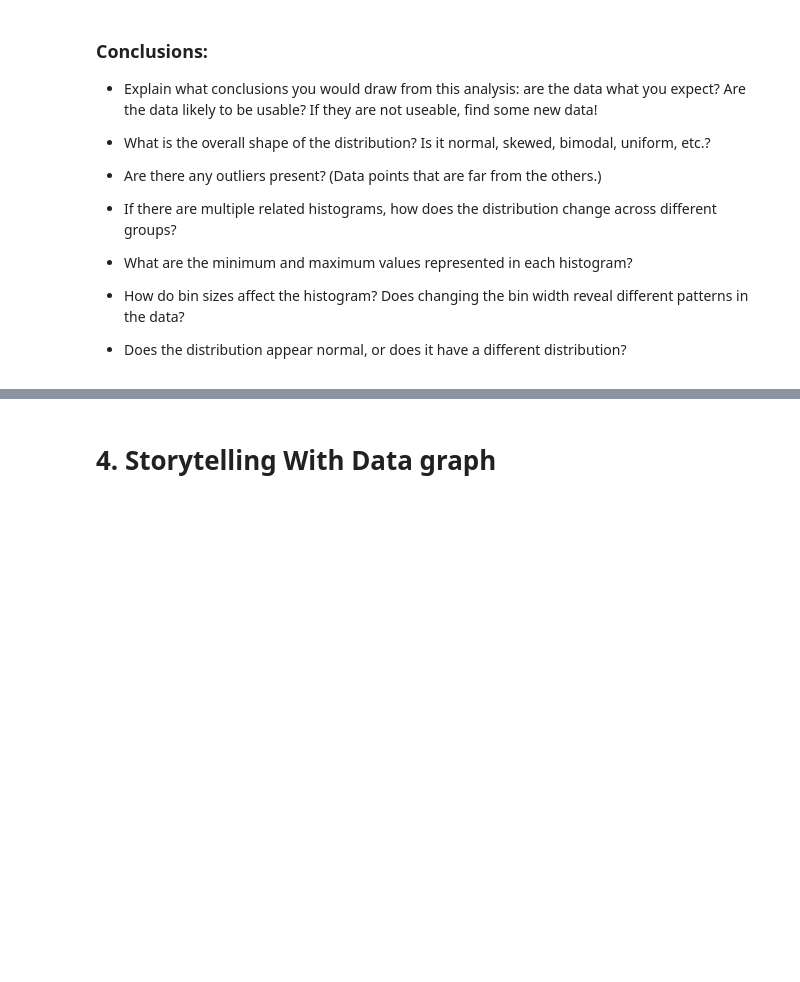
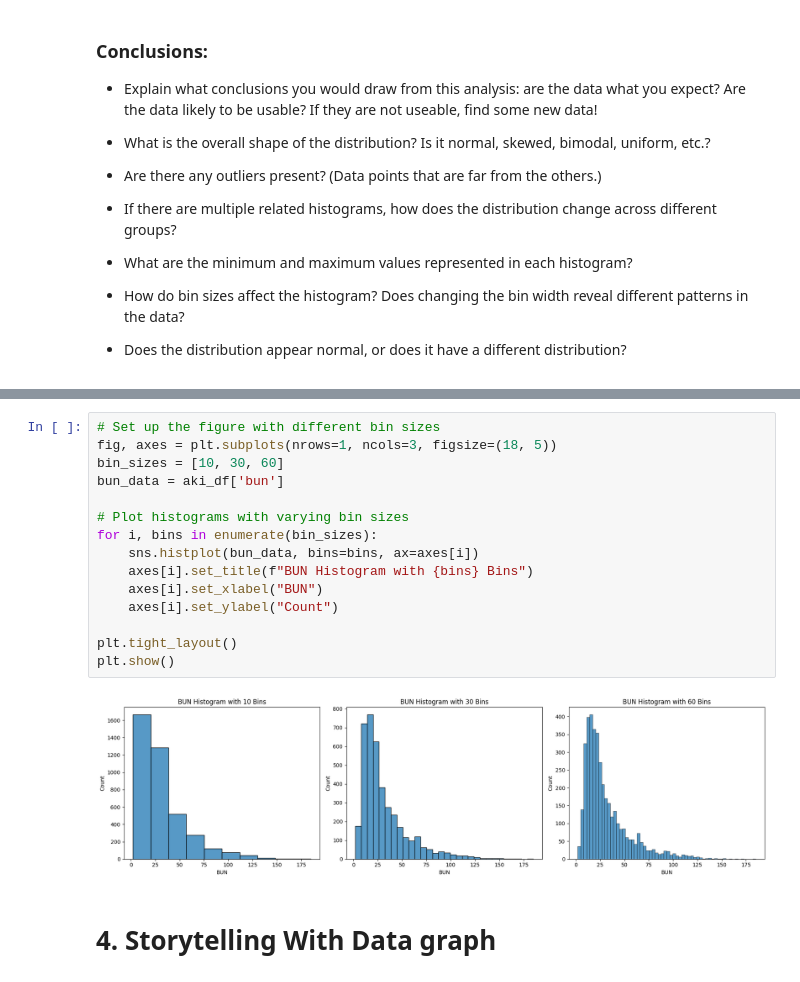
Before and after one commit to jhardis2/AI_Week4, a Jupyter notebook: OMDS-ModB2-Week4-Hardison-James.ipynb, the cells around one changed output, grey strips where cells are left out. Drawn from its saved outputs; the diff is of its cells as text; blank space fills up the shorter version.

```diff
--- a/OMDS-ModB2-Week4-Hardison-James.ipynb
+++ b/OMDS-ModB2-Week4-Hardison-James.ipynb
@@ -62,3 +237,20 @@ This week, you will do the same types of exercises as last week, but you should
+# %%
+# Set up the figure with different bin sizes
+fig, axes = plt.subplots(nrows=1, ncols=3, figsize=(18, 5))
+bin_sizes = [10, 30, 60]
+bun_data = aki_df['bun']
+
+# Plot histograms with varying bin sizes
+for i, bins in enumerate(bin_sizes):
+    sns.histplot(bun_data, bins=bins, ax=axes[i])
+    axes[i].set_title(f"BUN Histogram with {bins} Bins")
+    axes[i].set_xlabel("BUN")
+    axes[i].set_ylabel("Count")
+
+plt.tight_layout()
+plt.show()
+# %% [output]
+[figure, added]
 # %% [markdown]
 # 4. Storytelling With Data graph
 # %% [markdown]
```
Also changed, not shown: parts of 14 cells of this notebook, 4 other files.
